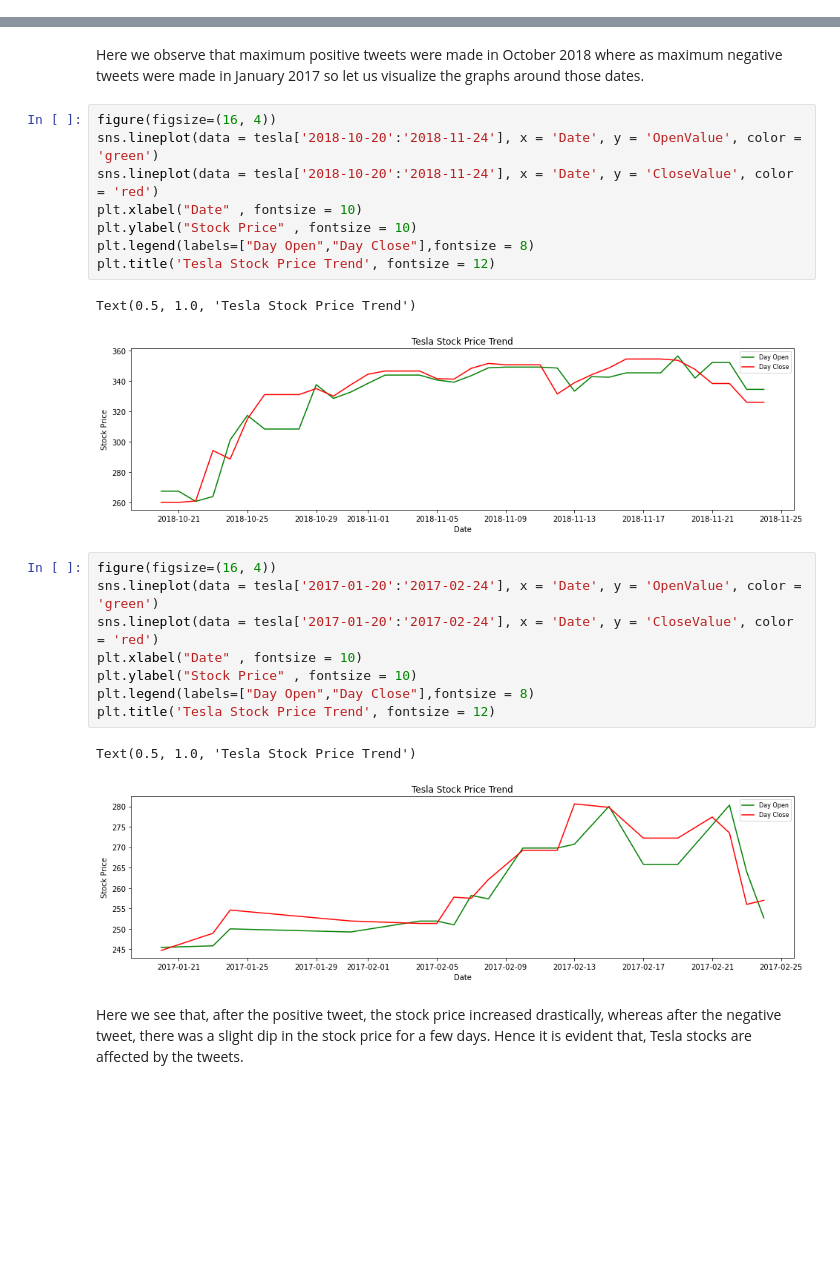
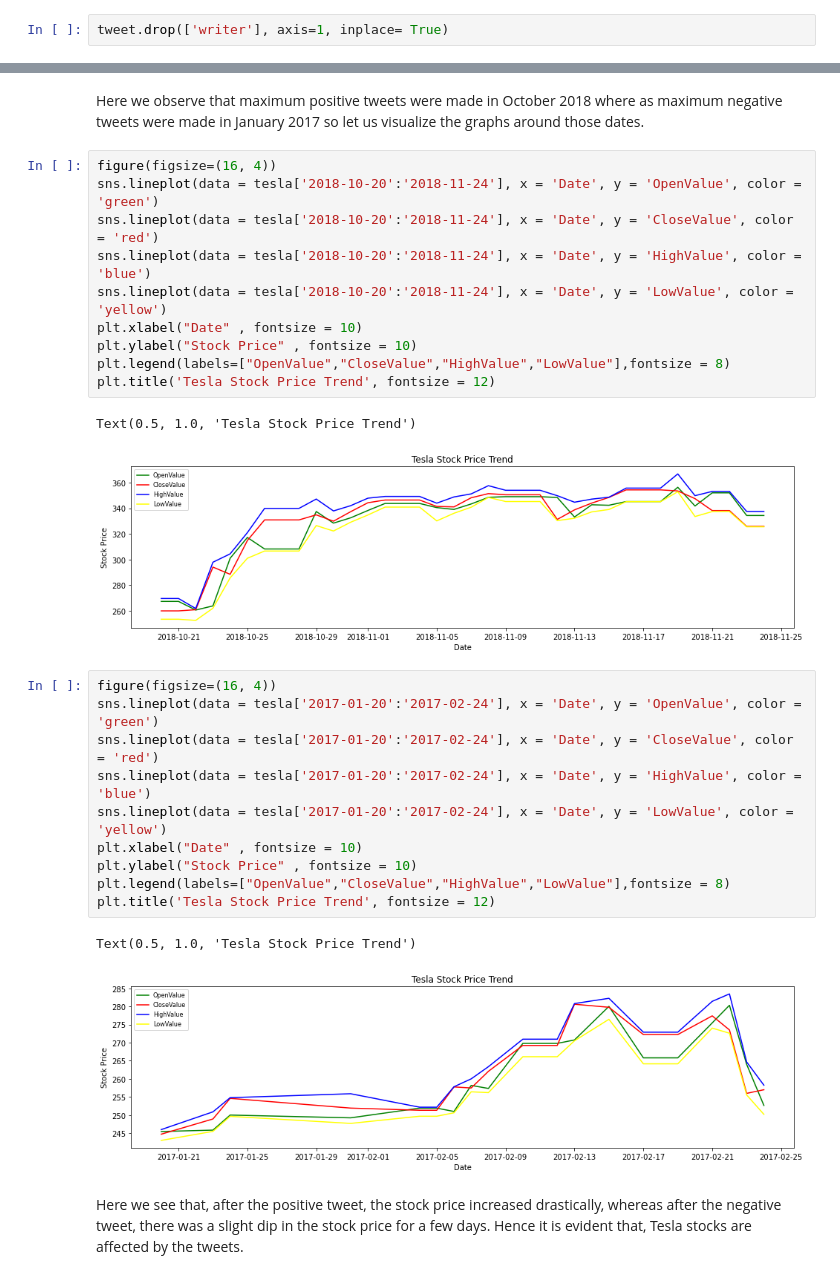
Before and after one commit to hinalbhaveshdesai/ds601, a Jupyter notebook: Final/FinalProject.ipynb, the cells around one changed output, grey strips where cells are left out. Drawn from its saved outputs; the diff is of its cells as text; blank space fills up the shorter version.

```diff
--- a/Final/FinalProject.ipynb
+++ b/Final/FinalProject.ipynb
@@ -259,3 +261,5 @@ We have successfully converted the datatypes of the columns and the data is now
+# %%
+tweet.drop(['writer'], axis=1, inplace= True)
 # %% [markdown]
 #### Report
 
@@ -565,25 +582,29 @@ Here we observe that maximum positive tweets were made in October 2018 where as
 # %%
 figure(figsize=(16, 4))
 sns.lineplot(data = tesla['2018-10-20':'2018-11-24'], x = 'Date', y = 'OpenValue', color = 'green')
 sns.lineplot(data = tesla['2018-10-20':'2018-11-24'], x = 'Date', y = 'CloseValue', color = 'red')
+sns.lineplot(data = tesla['2018-10-20':'2018-11-24'], x = 'Date', y = 'HighValue', color = 'blue')
+sns.lineplot(data = tesla['2018-10-20':'2018-11-24'], x = 'Date', y = 'LowValue', color = 'yellow')
 plt.xlabel("Date" , fontsize = 10)
 plt.ylabel("Stock Price" , fontsize = 10)
-plt.legend(labels=["Day Open","Day Close"],fontsize = 8)
+plt.legend(labels=["OpenValue","CloseValue","HighValue","LowValue"],fontsize = 8)
 plt.title('Tesla Stock Price Trend', fontsize = 12)
 # %% [output]
 Text(0.5, 1.0, 'Tesla Stock Price Trend')
-[figure, old version]
+[figure, new version]
 # %%
 figure(figsize=(16, 4))
 sns.lineplot(data = tesla['2017-01-20':'2017-02-24'], x = 'Date', y = 'OpenValue', color = 'green')
 sns.lineplot(data = tesla['2017-01-20':'2017-02-24'], x = 'Date', y = 'CloseValue', color = 'red')
+sns.lineplot(data = tesla['2017-01-20':'2017-02-24'], x = 'Date', y = 'HighValue', color = 'blue')
+sns.lineplot(data = tesla['2017-01-20':'2017-02-24'], x = 'Date', y = 'LowValue', color = 'yellow')
 plt.xlabel("Date" , fontsize = 10)
 plt.ylabel("Stock Price" , fontsize = 10)
-plt.legend(labels=["Day Open","Day Close"],fontsize = 8)
+plt.legend(labels=["OpenValue","CloseValue","HighValue","LowValue"],fontsize = 8)
 plt.title('Tesla Stock Price Trend', fontsize = 12)
 # %% [output]
 Text(0.5, 1.0, 'Tesla Stock Price Trend')
-[figure, old version]
+[figure, new version]
 # %% [markdown]
 Here we see that, after the positive tweet, the stock price increased drastically, whereas after the negative tweet, there was a slight dip in the stock price for a few days.
 Hence it is evident that, Tesla stocks are affected by the tweets.
```
Also changed, not shown: parts of 16 cells of this notebook.
